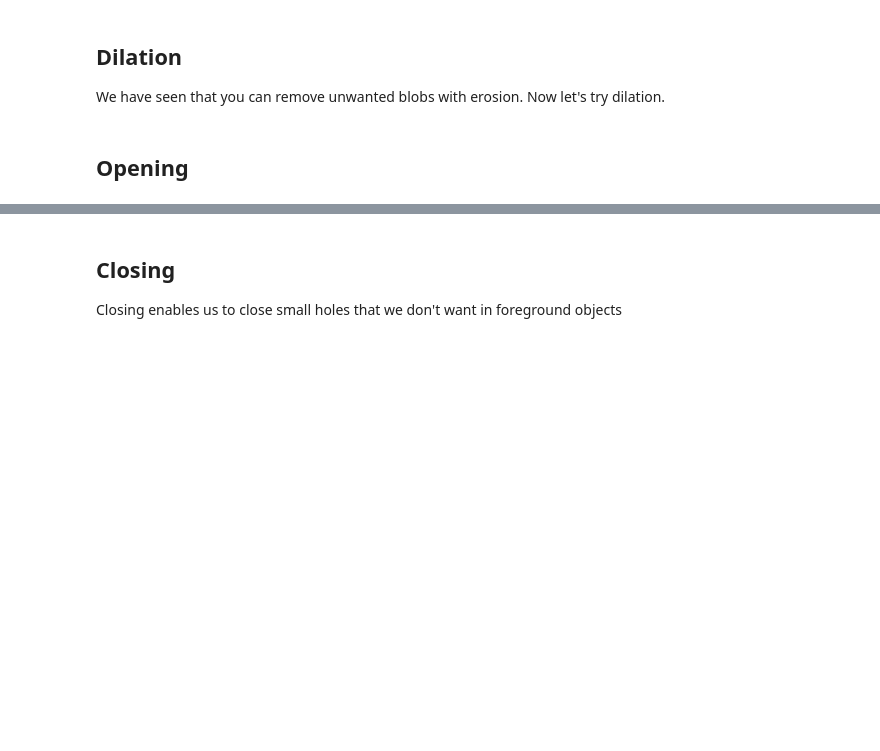
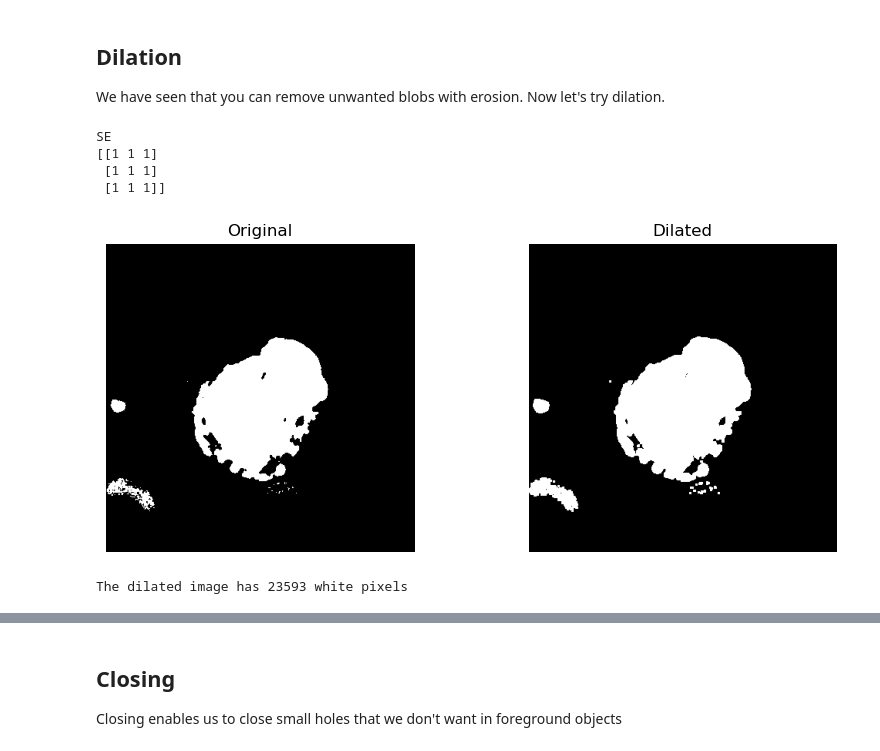
Before and after one commit to TranslationalML/course-image-analysis, a Jupyter notebook: module2/morphological_operations.ipynb, the cells around one changed output, grey strips where cells are left out. Saved outputs shown, nothing was run; the diff lists cells and outputs as text; code cells hidden in the pictures; blank space fills up the shorter version.

```diff
--- a/module2/morphological_operations.ipynb
+++ b/module2/morphological_operations.ipynb
@@ -132,2 +132,0 @@ We have seen that you can remove unwanted blobs with erosion. Now let's try dila
-# %% [markdown]
-## Opening
@@ -135,0 +133,31 @@ We have seen that you can remove unwanted blobs with erosion. Now let's try dila
+# %%
+# create a square 3x3 SE
+se_size=3
+my_se=morphology.square(se_size)
+print('SE')
+print(my_se)
+
+
+# Dilate the binary image with the SE
+dilated_img = morphology.binary_dilation(binary_img, footprint=my_se)
+
+# look at the result
+fig, (ax1, ax2) = plt.subplots(1, 2, figsize=(10,4))
+ax1.imshow(binary_img, cmap='gray')
+ax1.set_title('Original')
+ax1.axis('off')
+
+ax2.imshow(dilated_img, cmap='gray')
+ax2.set_title('Dilated')
+ax2.axis('off')
+
+plt.show()
+
+print(f'The dilated image has {np.count_nonzero(dilated_img)} white pixels')
+# %% [output]
+SE
+[[1 1 1]
+ [1 1 1]
+ [1 1 1]]
+[figure, added]
+The dilated image has 23593 white pixels
```
Also changed, not shown: parts of 20 cells of this notebook.
